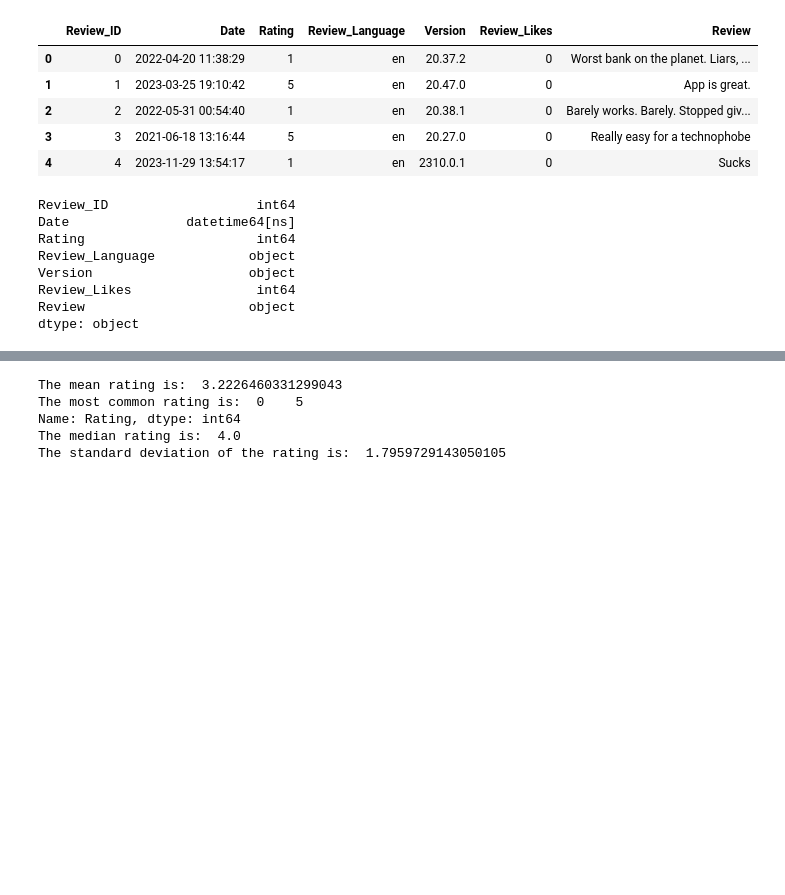
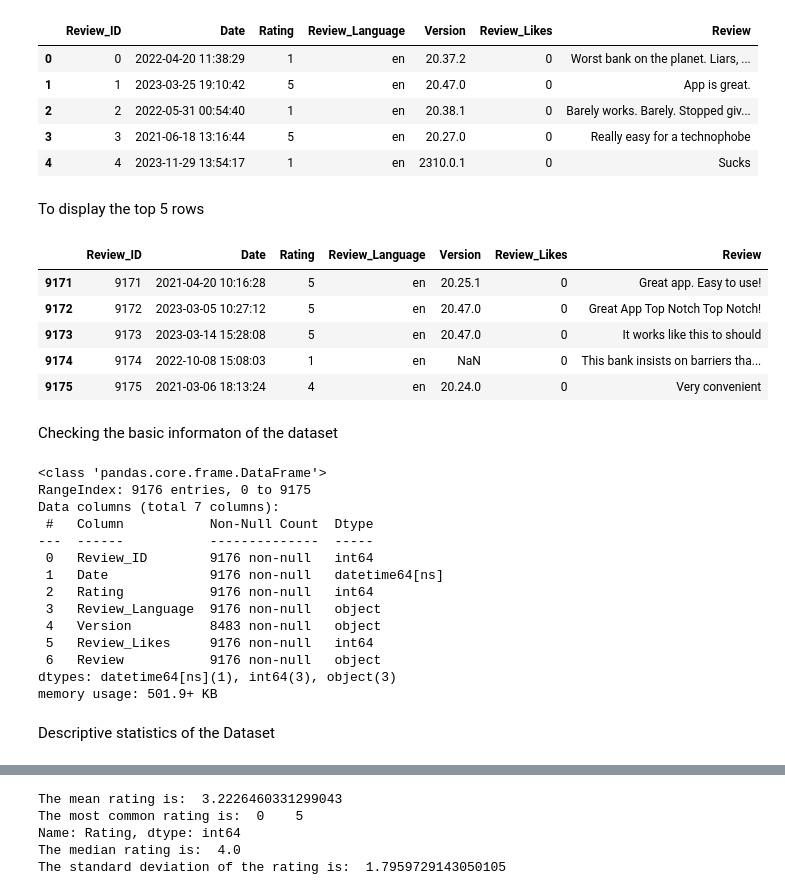
Before and after one commit to Jewels2001/ScotiabankDSD, a Jupyter notebook: Argho_Das_EDA_DSSD_Hackathon.ipynb, the cells around one changed output, grey strips where cells are left out. Cells and saved outputs as stored; diff of their text form; code cells hidden in the pictures; blank space fills up the shorter version.

```diff
--- a/Argho_Das_EDA_DSSD_Hackathon.ipynb
+++ b/Argho_Das_EDA_DSSD_Hackathon.ipynb
@@ -13,14 +15,35 @@ df.head()
 | 2 | 2 | 2022-05-31 00:54:40 | 1 | en | 20.38.1 | 0 | Barely works. Barely. Stopped giv... |
 | 3 | 3 | 2021-06-18 13:16:44 | 5 | en | 20.27.0 | 0 | Really easy for a technophobe |
 | 4 | 4 | 2023-11-29 13:54:17 | 1 | en | 2310.0.1 | 0 | Sucks |
+# %% [markdown]
+To display the top 5 rows
+# %%
+df.tail(5)
+# %% [output]
+|  | Review_ID | Date | Rating | Review_Language | Version | Review_Likes | Review |
+| 9171 | 9171 | 2021-04-20 10:16:28 | 5 | en | 20.25.1 | 0 | Great app. Easy to use! |
+| 9172 | 9172 | 2023-03-05 10:27:12 | 5 | en | 20.47.0 | 0 | Great App Top Notch Top Notch! |
+| 9173 | 9173 | 2023-03-14 15:28:08 | 5 | en | 20.47.0 | 0 | It works like this to should |
+| 9174 | 9174 | 2022-10-08 15:08:03 | 1 | en | NaN | 0 | This bank insists on barriers tha... |
+| 9175 | 9175 | 2021-03-06 18:13:24 | 4 | en | 20.24.0 | 0 | Very convenient |
+# %% [markdown]
+Checking the basic informaton of the dataset
 # %%
-df.dtypes
+df.info()
 # %% [output]
-Review_ID                   int64
-Date               datetime64[ns]
-Rating                      int64
-Review_Language            object
-Version                    object
-Review_Likes                int64
-Review                     object
-dtype: object
+<class 'pandas.core.frame.DataFrame'>
+RangeIndex: 9176 entries, 0 to 9175
+Data columns (total 7 columns):
+ #   Column           Non-Null Count  Dtype
+---  ------           --------------  -----
+ 0   Review_ID        9176 non-null   int64
+ 1   Date             9176 non-null   datetime64[ns]
+ 2   Rating           9176 non-null   int64
+ 3   Review_Language  9176 non-null   object
+ 4   Version          8483 non-null   object
+ 5   Review_Likes     9176 non-null   int64
+ 6   Review           9176 non-null   object
+dtypes: datetime64[ns](1), int64(3), object(3)
+memory usage: 501.9+ KB
+# %% [markdown]
+Descriptive statistics of the Dataset
```
Also changed, not shown: parts of 30 cells of this notebook.
